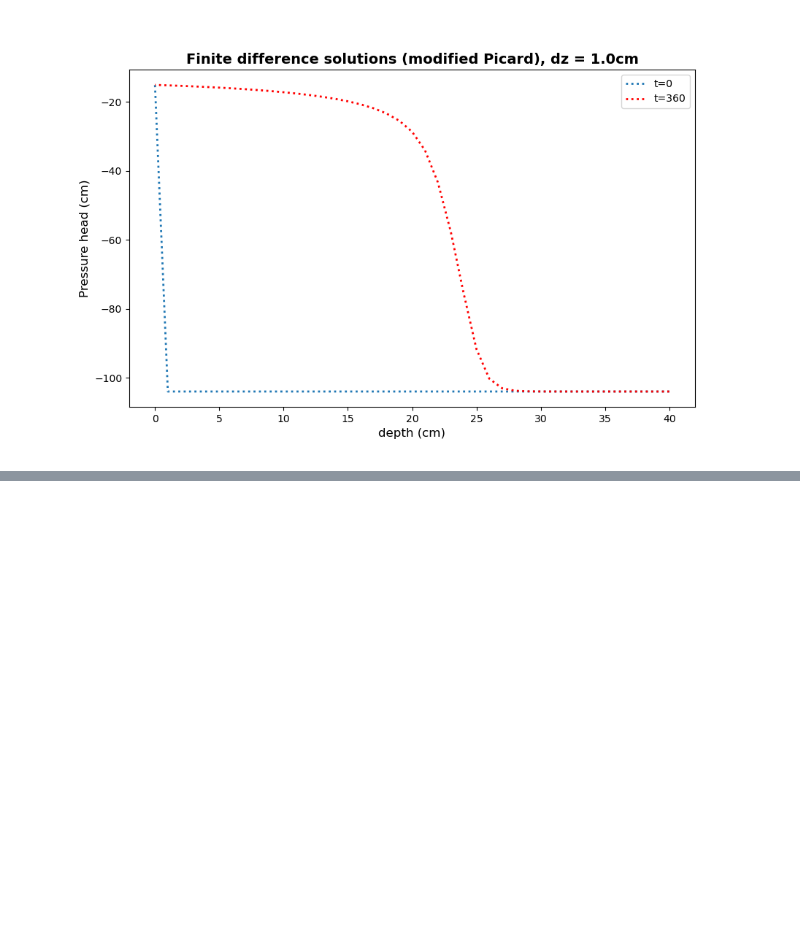
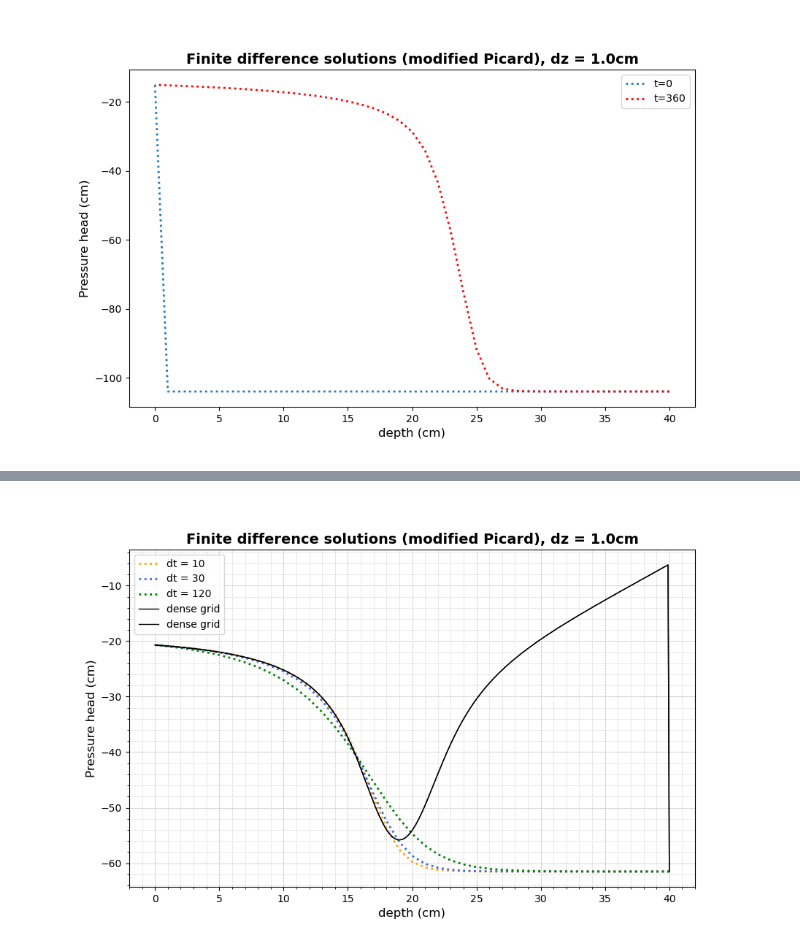
Before and after one commit to valdemarskou/PINNs, a Jupyter notebook: torch workdoc.ipynb, the cells around one changed output, grey strips where cells are left out. Saved outputs shown, nothing was run; the diff lists cells and outputs as text; code cells hidden in the pictures; blank space fills up the shorter version.

```diff
--- a/torch workdoc.ipynb
+++ b/torch workdoc.ipynb
@@ -165,0 +286,10 @@ plt.show()
+# %%
+z=np.hstack([0,z,zN])
+z=z[-1]-z
+ax3.plot(z, output[-1].detach().numpy(),label=f"dense grid",color="black",linewidth=1.0)
+ax3.legend()
+
+
+plt.show()
+# %% [output]
+[figure, added]
```
Also changed, not shown: parts of 10 cells of this notebook, 7 other files.
